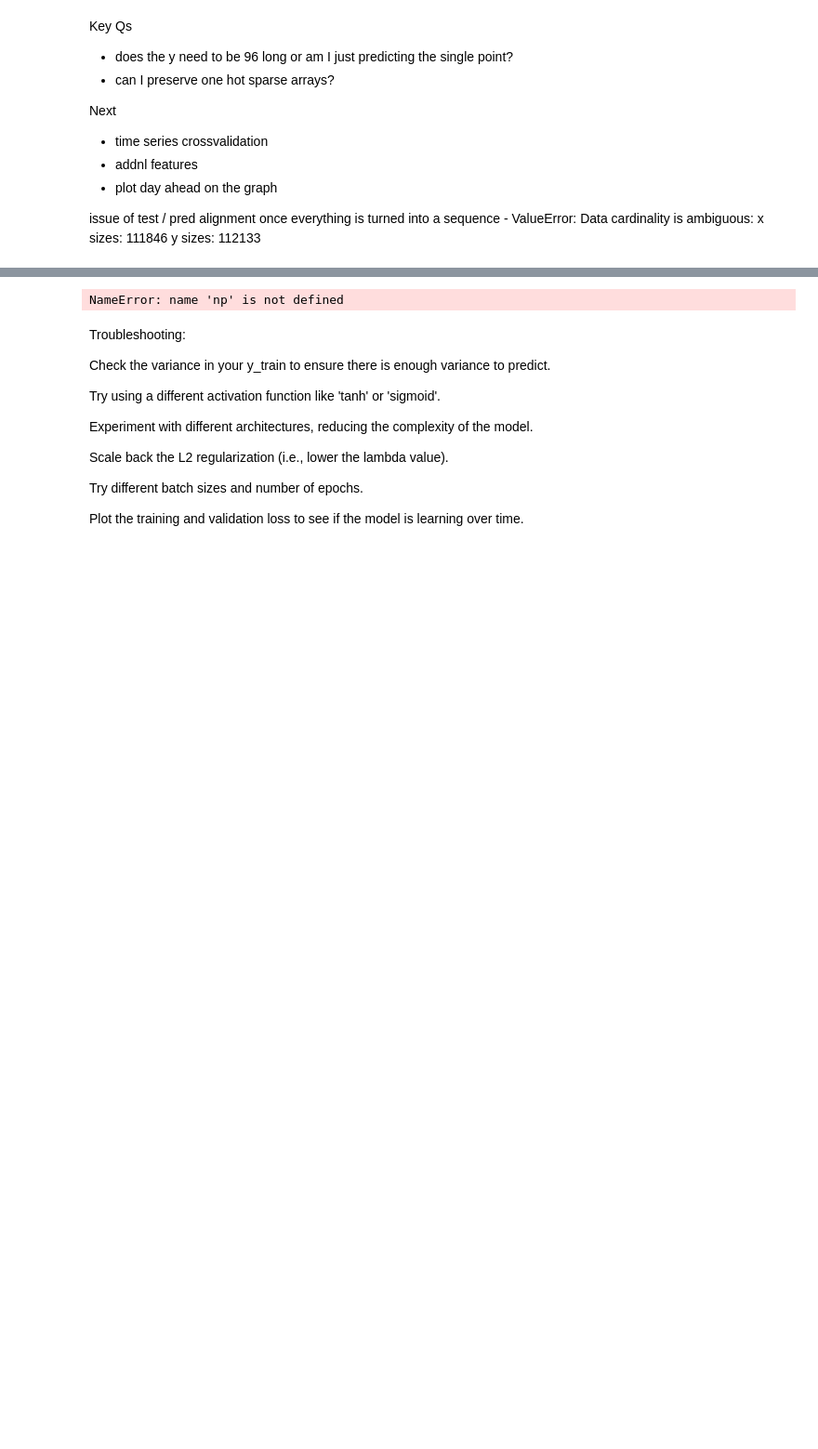
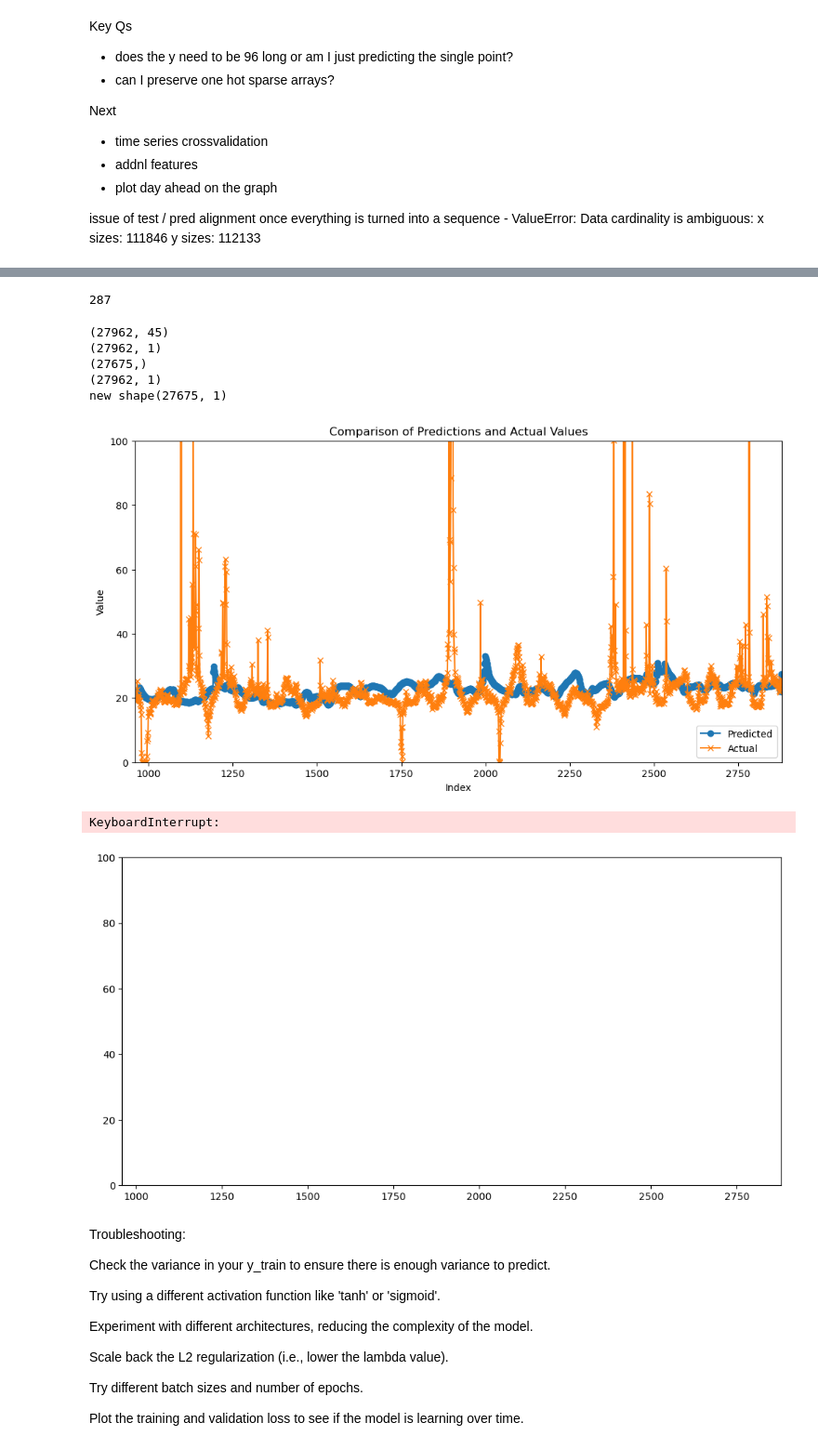
Before and after one commit to les-g-a/FinalProject_1.C01, a Jupyter notebook: DAMvsRTMLSTM.ipynb, the cells around one changed output, grey strips where cells are left out. Shown at 93% size. Drawn from its saved outputs; the diff is of its cells as text; code cells hidden in the pictures; blank space fills up the shorter version.

```diff
--- a/DAMvsRTMLSTM.ipynb
+++ b/DAMvsRTMLSTM.ipynb
@@ -410,18 +405,40 @@ NameError: name 'BiLSTM_3layers' is not defined
+# %%
+27962-27675
+# to fix -
+# %% [output]
+287
+# %%
+
+print(X_test.shape)
+print(y_test.shape)
+# cut off the first of the tests
+print(predictions.shape)
+print(y_test_nonscale.shape)
+y_test_nonscale = y_test_nonscale[287:]
+print('new shape'+str(y_test_nonscale.shape))
+# %% [output]
+(27962, 45)
+(27962, 1)
+(27675,)
+(27962, 1)
+new shape(27675, 1)
 # %%
 pred_df = pd.DataFrame({'Actual': y_test_nonscale, 'Predicted': predictions})
 # %%
 
 # Calculate the Mean Absolute Error
 #mae_BiLSTM_3layers = mean_absolute_error(y_test, y_pred_BiLST_3layers)
 #print(f'Mean Absolute Error: {mae_BiLSTM_3layers:.2f}')
 
 # # Calculate the Mean Squared Error
 # mse_BiLSTM_3layers = mean_squared_error(y_test, y_pred_BiLST_3layers)
 # print(f'Mean Squared Error: {mse_BiLSTM_3layers:.2f}')
 # shifted_predictions = np.roll(predictions, 288)
-plot_comparison(predictions, y_test_nonscale, startx=0, endx=0+96*8, starty=0, endy=100)
+plot_comparison(predictions, y_test_nonscale, startx=96*10, endx=0+96*30, starty=0, endy=100)
 # %% [output]
+[figure, added]
-NameError: name 'np' is not defined
+KeyboardInterrupt:
+[figure, added]
 # %% [markdown]
 Troubleshooting:
 
```
Also changed, not shown: parts of 4 cells of this notebook, 7 other files.
